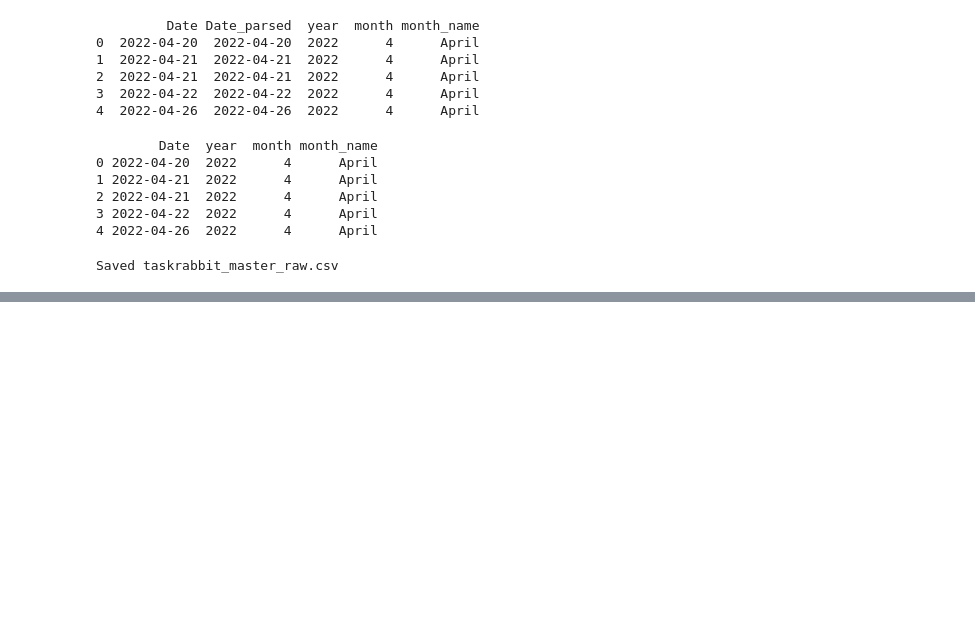
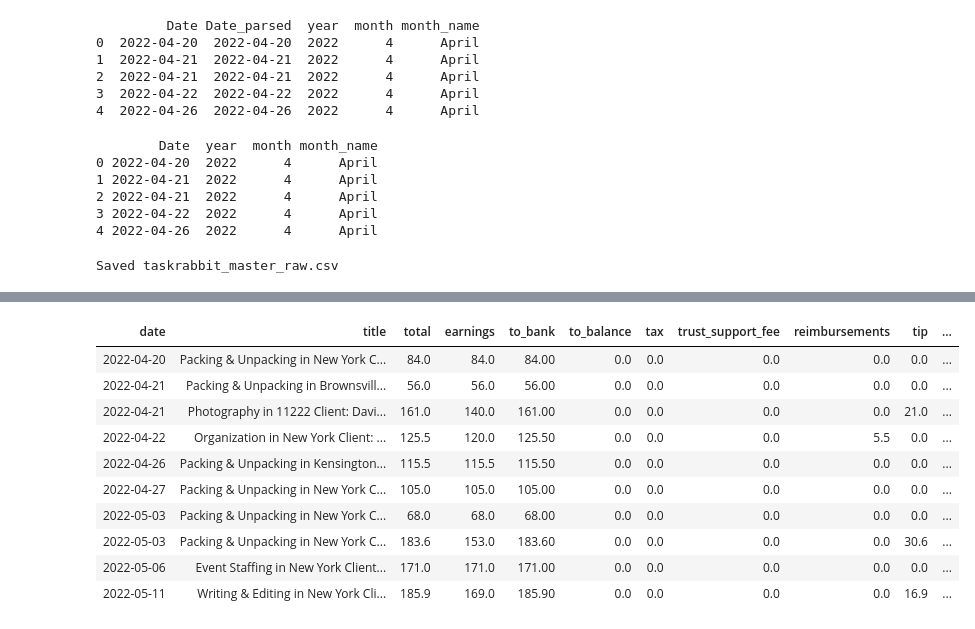
Before and after one commit to Data-Laur/taskrabbit-analysis, a Jupyter notebook: notebooks/01_data_cleaning.ipynb, the cells around one changed output, grey strips where cells are left out. Saved outputs shown, nothing was run; the diff lists cells and outputs as text; code cells hidden in the pictures; blank space fills up the shorter version.

```diff
--- a/notebooks/01_data_cleaning.ipynb
+++ b/notebooks/01_data_cleaning.ipynb
@@ -146,3 +146,12 @@ df.to_csv("taskrabbit_master_raw.csv", index=False)
 print("Saved taskrabbit_master_raw.csv")
 # %% [output]
 Saved taskrabbit_master_raw.csv
+# %%
+import pandas as pd
+
+df = pd.read_csv("taskrabbit_master_raw.csv")
+df["Date"] = pd.to_datetime(df["Date"])
+df["year"]  = df["Date"].dt.year
+df["month"] = df["Date"].dt.month
+
+print(df.head())
@@ -148,0 +238,18 @@ Saved taskrabbit_master_raw.csv
+# %%
+from IPython.display import HTML, display
+
+# show the first 10 rows with a 1px border around every cell
+html = df.head(10).to_html(index=False, border=1)
+display(HTML(html))
+# %% [output]
+| date | title | total | earnings | to_bank | to_balance | tax | trust_support_fee | reimbursements | tip | ... |
+| 2022-04-20 | Packing & Unpacking in New York C... | 84.0 | 84.0 | 84.00 | 0.0 | 0.0 | 0.0 | 0.0 | 0.0 | ... |
+| 2022-04-21 | Packing & Unpacking in Brownsvill... | 56.0 | 56.0 | 56.00 | 0.0 | 0.0 | 0.0 | 0.0 | 0.0 | ... |
+| 2022-04-21 | Photography in 11222 Client: Davi... | 161.0 | 140.0 | 161.00 | 0.0 | 0.0 | 0.0 | 0.0 | 21.0 | ... |
+| 2022-04-22 | Organization in New York Client: ... | 125.5 | 120.0 | 125.50 | 0.0 | 0.0 | 0.0 | 5.5 | 0.0 | ... |
+| 2022-04-26 | Packing & Unpacking in Kensington... | 115.5 | 115.5 | 115.50 | 0.0 | 0.0 | 0.0 | 0.0 | 0.0 | ... |
+| 2022-04-27 | Packing & Unpacking in New York C... | 105.0 | 105.0 | 105.00 | 0.0 | 0.0 | 0.0 | 0.0 | 0.0 | ... |
+| 2022-05-03 | Packing & Unpacking in New York C... | 68.0 | 68.0 | 68.00 | 0.0 | 0.0 | 0.0 | 0.0 | 0.0 | ... |
+| 2022-05-03 | Packing & Unpacking in New York C... | 183.6 | 153.0 | 183.60 | 0.0 | 0.0 | 0.0 | 0.0 | 30.6 | ... |
+| 2022-05-06 | Event Staffing in New York Client... | 171.0 | 171.0 | 171.00 | 0.0 | 0.0 | 0.0 | 0.0 | 0.0 | ... |
+| 2022-05-11 | Writing & Editing in New York Cli... | 185.9 | 169.0 | 185.90 | 0.0 | 0.0 | 0.0 | 0.0 | 16.9 | ... |
```
Also changed, not shown: parts of 38 cells of this notebook, 5 other files.
